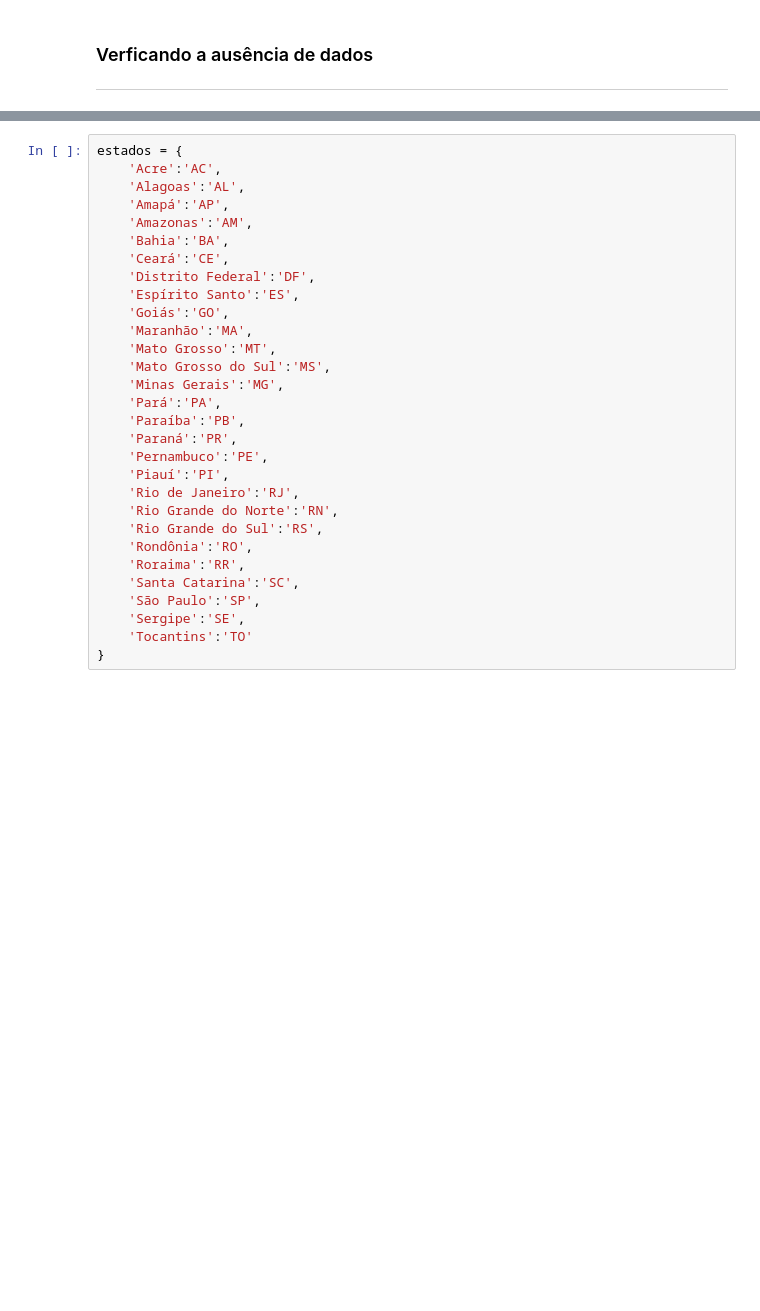
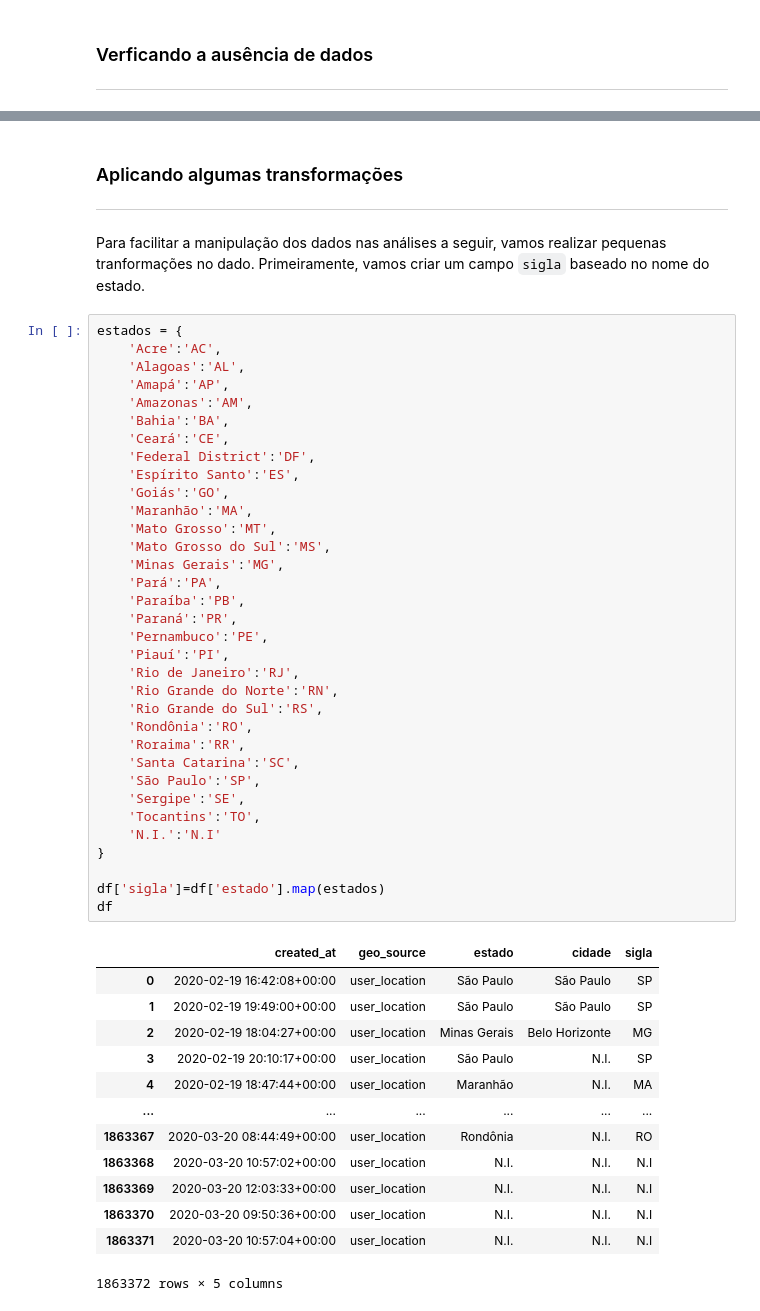
Before and after one commit to flavio-mota/CAP-394, a Jupyter notebook: Análise dos dados.ipynb, the cells around one changed output, grey strips where cells are left out. Cells and saved outputs as stored; diff of their text form; blank space fills up the shorter version.

Commit message:
Iniciando as análises

```diff
--- a/Análise dos dados.ipynb
+++ b/Análise dos dados.ipynb
@@ -90,30 +171,53 @@ Agora temos a coluna com o tipo correto.
+# %% [markdown]
+### Aplicando algumas transformações
+<hr style="border:1px solid #0077b9;">
+# %% [markdown]
+Para facilitar a manipulação dos dados nas análises a seguir, vamos realizar pequenas tranformações no dado. Primeiramente, vamos criar um campo <code>sigla</code> baseado no nome do estado.
 # %%
 estados = {
     'Acre':'AC',
     'Alagoas':'AL',
     'Amapá':'AP',
     'Amazonas':'AM',
     'Bahia':'BA',
     'Ceará':'CE',
-    'Distrito Federal':'DF',
+    'Federal District':'DF',
     'Espírito Santo':'ES',
     'Goiás':'GO',
     'Maranhão':'MA',
     'Mato Grosso':'MT',
     'Mato Grosso do Sul':'MS',
     'Minas Gerais':'MG',
     'Pará':'PA',
     'Paraíba':'PB',
     'Paraná':'PR',
     'Pernambuco':'PE',
     'Piauí':'PI',
     'Rio de Janeiro':'RJ',
     'Rio Grande do Norte':'RN',
     'Rio Grande do Sul':'RS',
     'Rondônia':'RO',
     'Roraima':'RR',
     'Santa Catarina':'SC',
     'São Paulo':'SP',
     'Sergipe':'SE',
-    'Tocantins':'TO'
+    'Tocantins':'TO',
+    'N.I.':'N.I'
 }
+
+df['sigla']=df['estado'].map(estados)
+df
+# %% [output]
+|  | created_at | geo_source | estado | cidade | sigla |
+| 0 | 2020-02-19 16:42:08+00:00 | user_location | São Paulo | São Paulo | SP |
+| 1 | 2020-02-19 19:49:00+00:00 | user_location | São Paulo | São Paulo | SP |
+| 2 | 2020-02-19 18:04:27+00:00 | user_location | Minas Gerais | Belo Horizonte | MG |
+| 3 | 2020-02-19 20:10:17+00:00 | user_location | São Paulo | N.I. | SP |
+| 4 | 2020-02-19 18:47:44+00:00 | user_location | Maranhão | N.I. | MA |
+| ... | ... | ... | ... | ... | ... |
+| 1863367 | 2020-03-20 08:44:49+00:00 | user_location | Rondônia | N.I. | RO |
+| 1863368 | 2020-03-20 10:57:02+00:00 | user_location | N.I. | N.I. | N.I |
+| 1863369 | 2020-03-20 12:03:33+00:00 | user_location | N.I. | N.I. | N.I |
+| 1863370 | 2020-03-20 09:50:36+00:00 | user_location | N.I. | N.I. | N.I |
+| 1863371 | 2020-03-20 10:57:04+00:00 | user_location | N.I. | N.I. | N.I |
+1863372 rows × 5 columns
```
Also changed, not shown: parts of 26 cells of this notebook, 1 other file.
